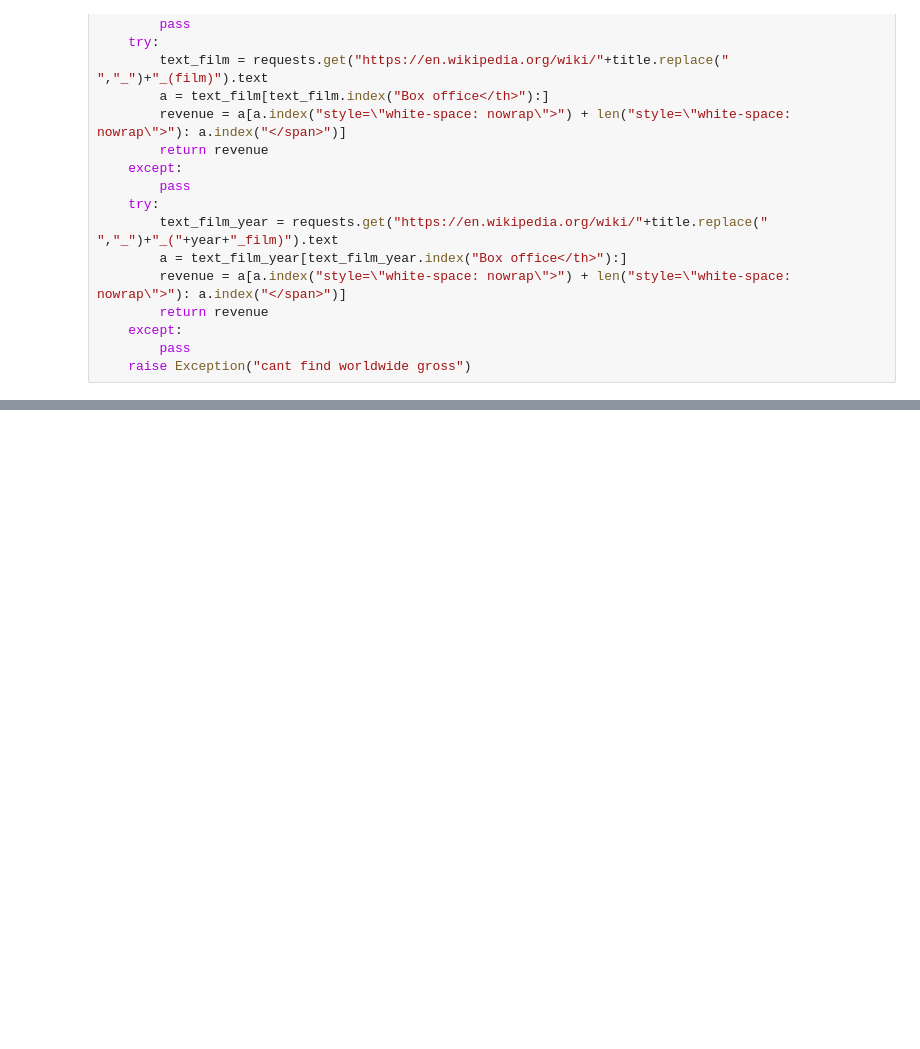
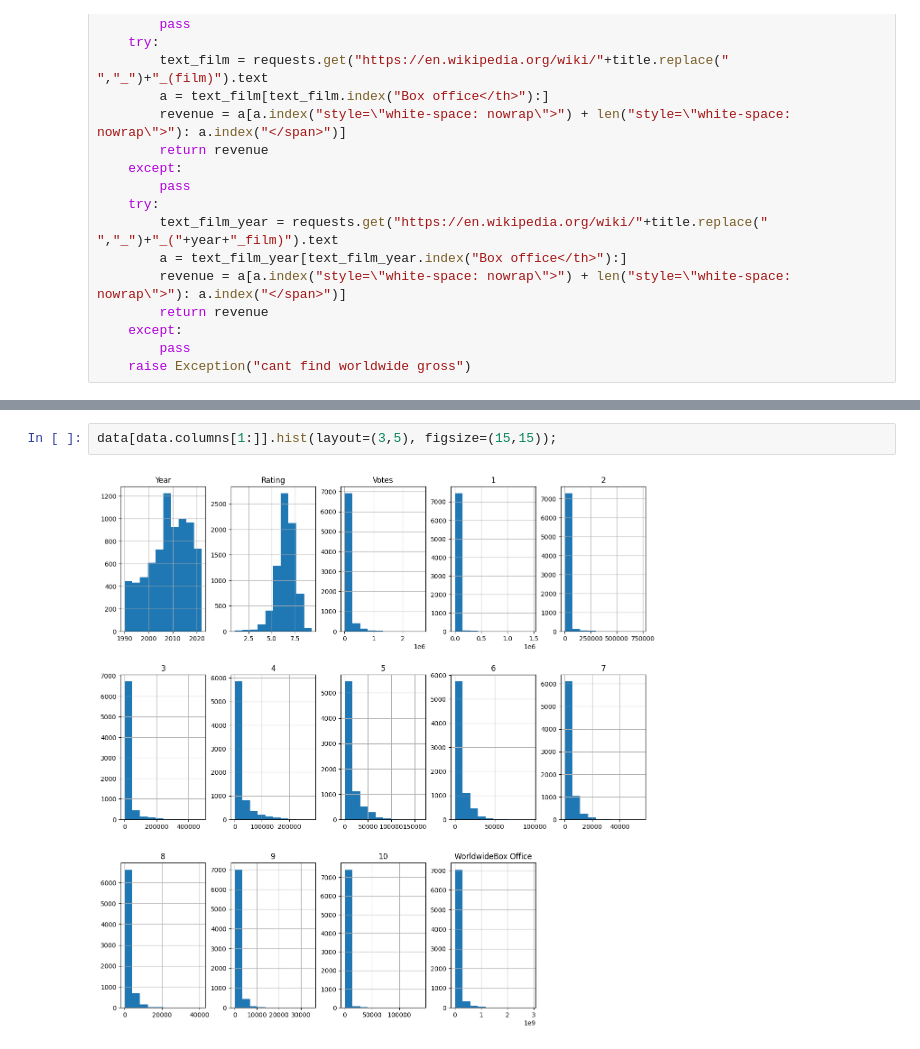
Before and after one commit to emre-bl/Movie-Revenue-Prediction, a Jupyter notebook: İMDB.ipynb, the cells around one changed output, grey strips where cells are left out. Drawn from its saved outputs; the diff is of its cells as text; blank space fills up the shorter version.

```diff
--- a/İMDB.ipynb
+++ b/İMDB.ipynb
@@ -175,0 +225,4 @@ Name: WorldwideBox Office, Length: 7625, dtype: float64
+# %%
+data[data.columns[1:]].hist(layout=(3,5), figsize=(15,15));
+# %% [output]
+[figure, added]
```
Also changed, not shown: parts of 21 cells of this notebook, 1 other file.
